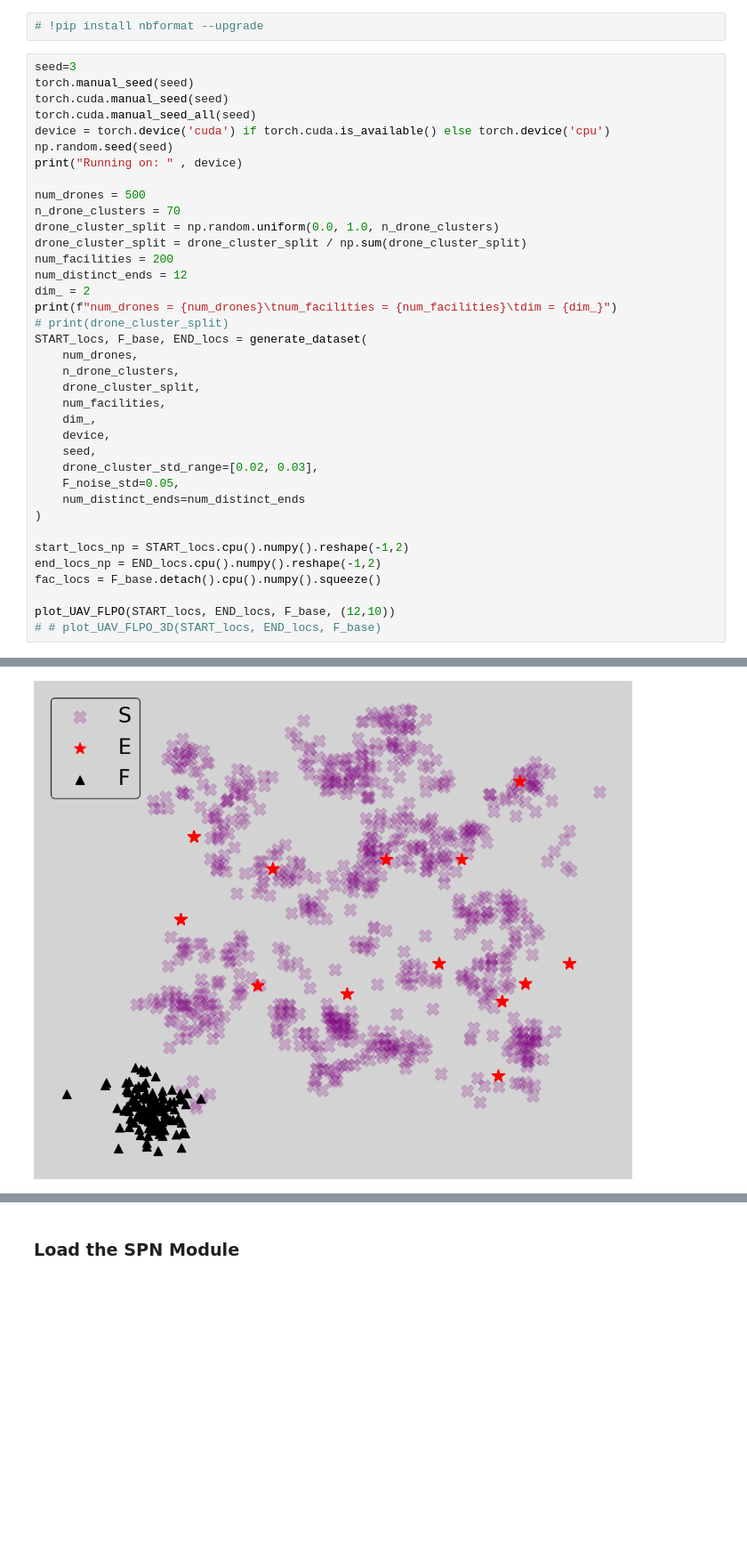
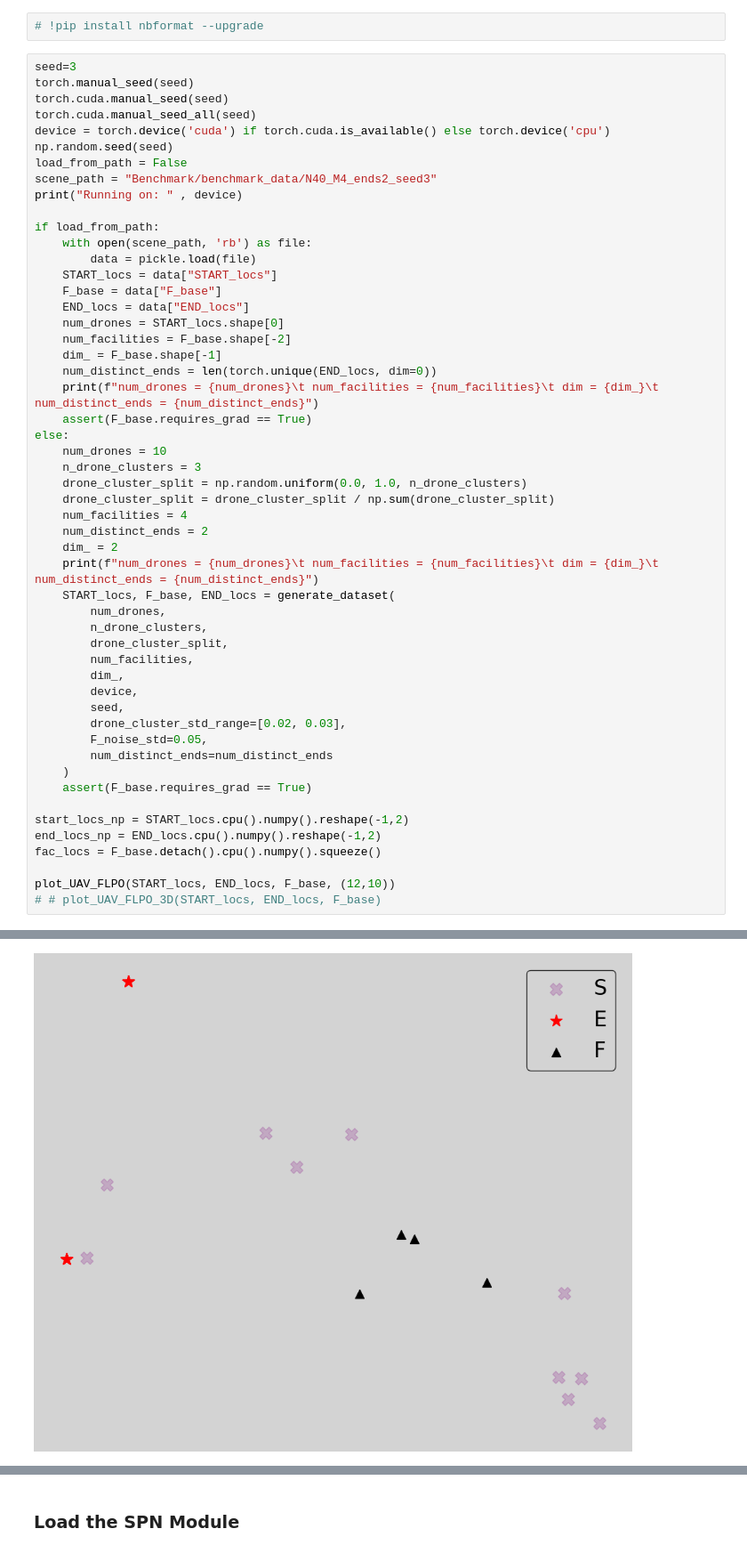
Before and after one commit to salar96/LearningFLPO, a Jupyter notebook: main.ipynb, the cells around one changed output, grey strips where cells are left out. Shown at 89% size. Drawn from its saved outputs; the diff is of its cells as text; blank space fills up the shorter version.

Commit message:
benchmark codes updated with new smaller scenario

```diff
--- a/main.ipynb
+++ b/main.ipynb
@@ -24,29 +25,44 @@ torch.cuda.manual_seed(seed)
 torch.cuda.manual_seed_all(seed)
 device = torch.device('cuda') if torch.cuda.is_available() else torch.device('cpu')
 np.random.seed(seed)
+load_from_path = False
+scene_path = "Benchmark/benchmark_data/N40_M4_ends2_seed3"
 print("Running on: " , device)
 
-num_drones = 500
-n_drone_clusters = 70
-drone_cluster_split = np.random.uniform(0.0, 1.0, n_drone_clusters)
-drone_cluster_split = drone_cluster_split / np.sum(drone_cluster_split)
-num_facilities = 200
-num_distinct_ends = 12
-dim_ = 2
-print(f"num_drones = {num_drones}\tnum_facilities = {num_facilities}\tdim = {dim_}")
-# print(drone_cluster_split)
-START_locs, F_base, END_locs = generate_dataset(
-    num_drones,
-    n_drone_clusters,
-    drone_cluster_split,
-    num_facilities,
-    dim_,
-    device,
-    seed,
-    drone_cluster_std_range=[0.02, 0.03],
-    F_noise_std=0.05,
-    num_distinct_ends=num_distinct_ends
-)
+if load_from_path:
+    with open(scene_path, 'rb') as file:
+        data = pickle.load(file)
+    START_locs = data["START_locs"]
+    F_base = data["F_base"]
+    END_locs = data["END_locs"]
+    num_drones = START_locs.shape[0]
+    num_facilities = F_base.shape[-2]
+    dim_ = F_base.shape[-1]
+    num_distinct_ends = len(torch.unique(END_locs, dim=0))
+    print(f"num_drones = {num_drones}\t num_facilities = {num_facilities}\t dim = {dim_}\t num_distinct_ends = {num_distinct_ends}")
+    assert(F_base.requires_grad == True)
+else:
+    num_drones = 10
+    n_drone_clusters = 3
+    drone_cluster_split = np.random.uniform(0.0, 1.0, n_drone_clusters)
+    drone_cluster_split = drone_cluster_split / np.sum(drone_cluster_split)
+    num_facilities = 4
+    num_distinct_ends = 2
+    dim_ = 2
+    print(f"num_drones = {num_drones}\t num_facilities = {num_facilities}\t dim = {dim_}\t num_distinct_ends = {num_distinct_ends}")
+    START_locs, F_base, END_locs = generate_dataset(
+        num_drones,
+        n_drone_clusters,
+        drone_cluster_split,
+        num_facilities,
+        dim_,
+        device,
+        seed,
+        drone_cluster_std_range=[0.02, 0.03],
+        F_noise_std=0.05,
+        num_distinct_ends=num_distinct_ends
+    )
+    assert(F_base.requires_grad == True)
 
 start_locs_np = START_locs.cpu().numpy().reshape(-1,2)
 end_locs_np = END_locs.cpu().numpy().reshape(-1,2)
@@ -60 +76 @@ num_drones = 800        num_facilities = 120    dim = 2
-[figure, old version]
+[figure, new version]
```
Also changed, not shown: parts of 10 cells of this notebook, 13 other files.
